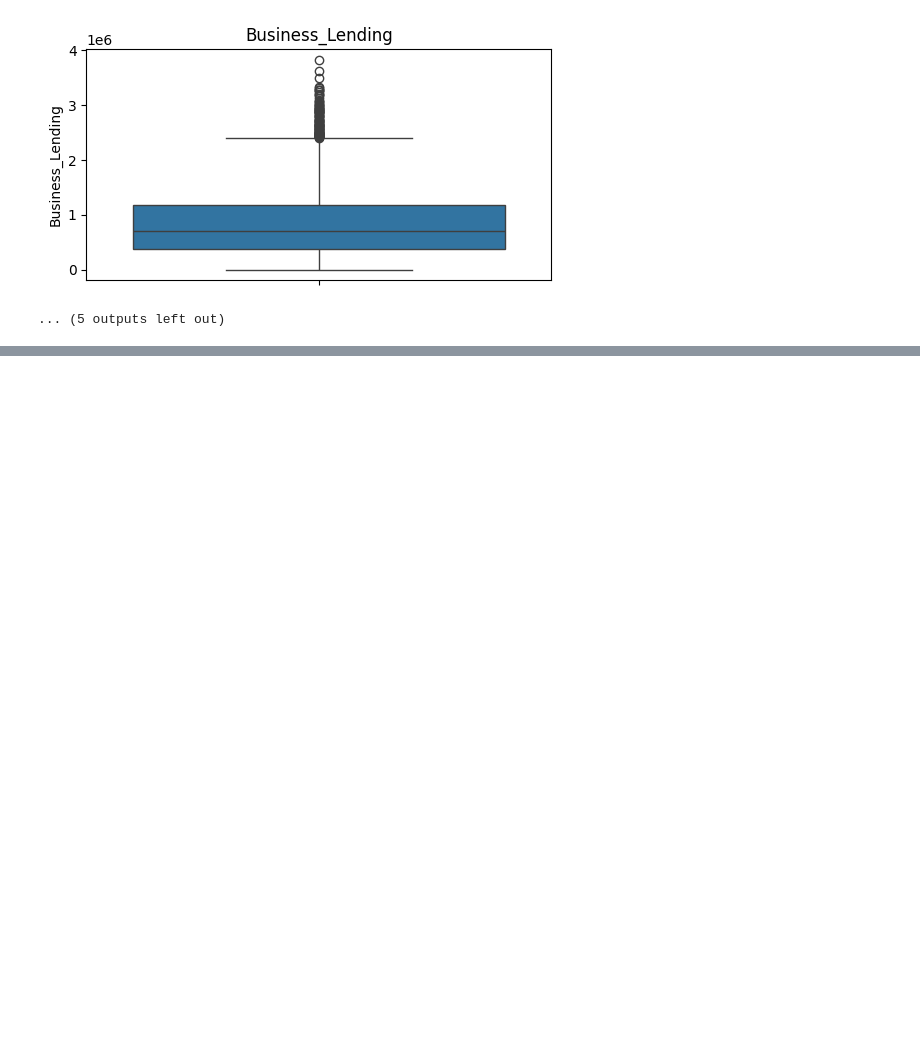
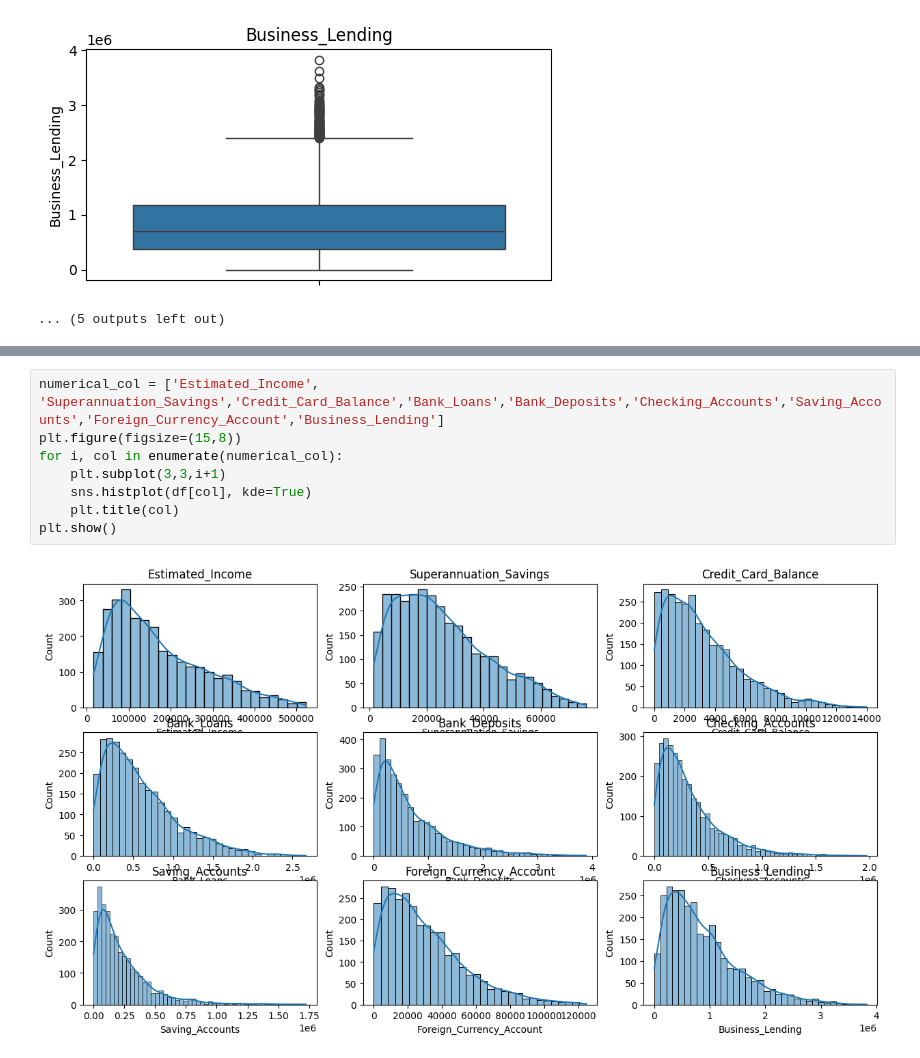
Before and after one commit to dharmesh9/banking_end_to_end_data_analysis_project3, a Jupyter notebook: eda_python.ipynb, the cells around one changed output, grey strips where cells are left out. Saved outputs shown, nothing was run; the diff lists cells and outputs as text; blank space fills up the shorter version.

```diff
--- a/eda_python.ipynb
+++ b/eda_python.ipynb
@@ -344 +349,11 @@ for col in categorical_col:
 [figure]
+# %%
+numerical_col = ['Estimated_Income', 'Superannuation_Savings','Credit_Card_Balance','Bank_Loans','Bank_Deposits','Checking_Accounts','Saving_Accounts','Foreign_Currency_Account','Business_Lending']
+plt.figure(figsize=(15,8))
+for i, col in enumerate(numerical_col):
+    plt.subplot(3,3,i+1)
+    sns.histplot(df[col], kde=True)
+    plt.title(col)
+plt.show()
+# %% [output]
+[figure, added]
```
Also changed, not shown: parts of 7 cells of this notebook.
